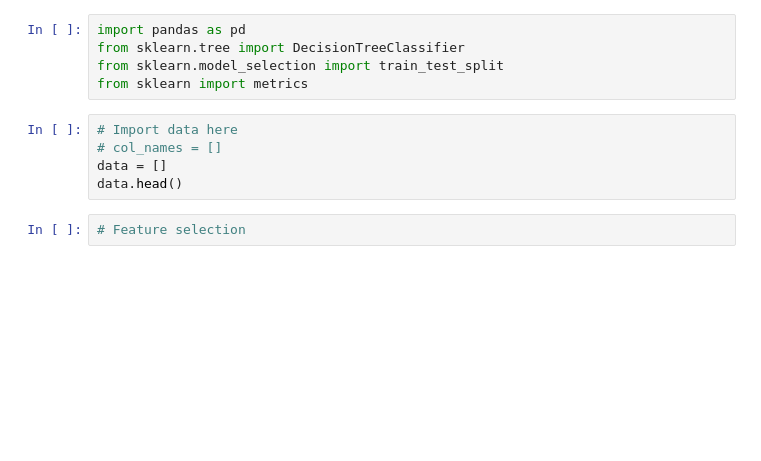
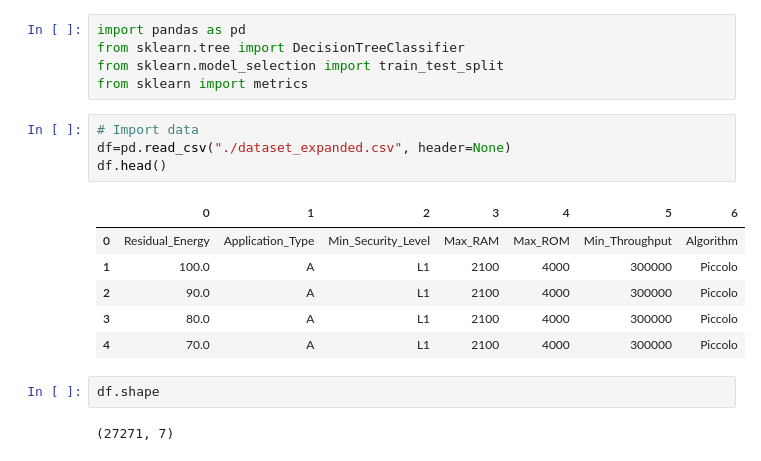
Before and after one commit to Rparker19/An-Autonomic-Framework-for-IoT-Data-Confidentiality-in-the-Internet-of-Things, a Jupyter notebook: decision_tree.ipynb, the cells around one changed output. Saved outputs shown, nothing was run; the diff lists cells and outputs as text; blank space fills up the shorter version.

```diff
--- a/decision_tree.ipynb
+++ b/decision_tree.ipynb
@@ -3,10 +3,18 @@ import pandas as pd
 from sklearn.tree import DecisionTreeClassifier
 from sklearn.model_selection import train_test_split
 from sklearn import metrics
-# %%
-# Import data here
-# col_names = []
-data = []
-data.head()
-# %%
-# Feature selection
+# %%
+# Import data
+df=pd.read_csv("./dataset_expanded.csv", header=None)
+df.head()
+# %% [output]
+|  | 0 | 1 | 2 | 3 | 4 | 5 | 6 |
+| 0 | Residual_Energy | Application_Type | Min_Security_Level | Max_RAM | Max_ROM | Min_Throughput | Algorithm |
+| 1 | 100.0 | A | L1 | 2100 | 4000 | 300000 | Piccolo |
+| 2 | 90.0 | A | L1 | 2100 | 4000 | 300000 | Piccolo |
+| 3 | 80.0 | A | L1 | 2100 | 4000 | 300000 | Piccolo |
+| 4 | 70.0 | A | L1 | 2100 | 4000 | 300000 | Piccolo |
+# %%
+df.shape
+# %% [output]
+(27271, 7)
```
Also changed, not shown: parts of 9 cells of this notebook, 2 other files.
